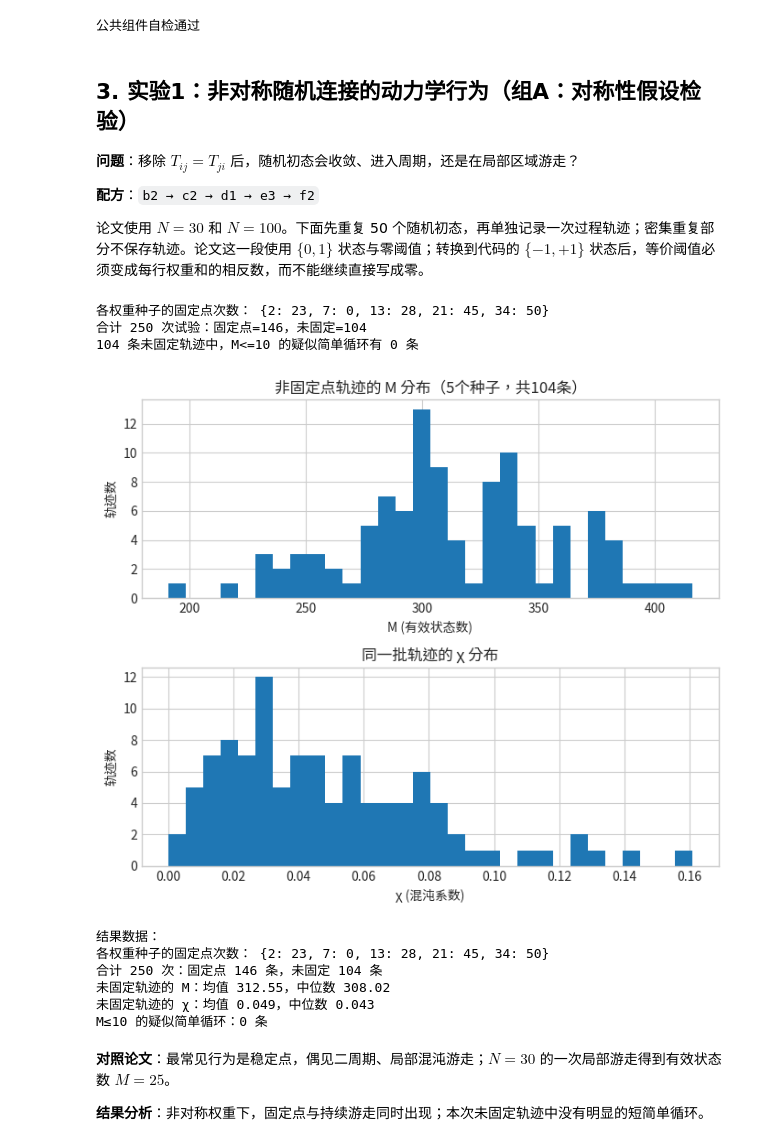
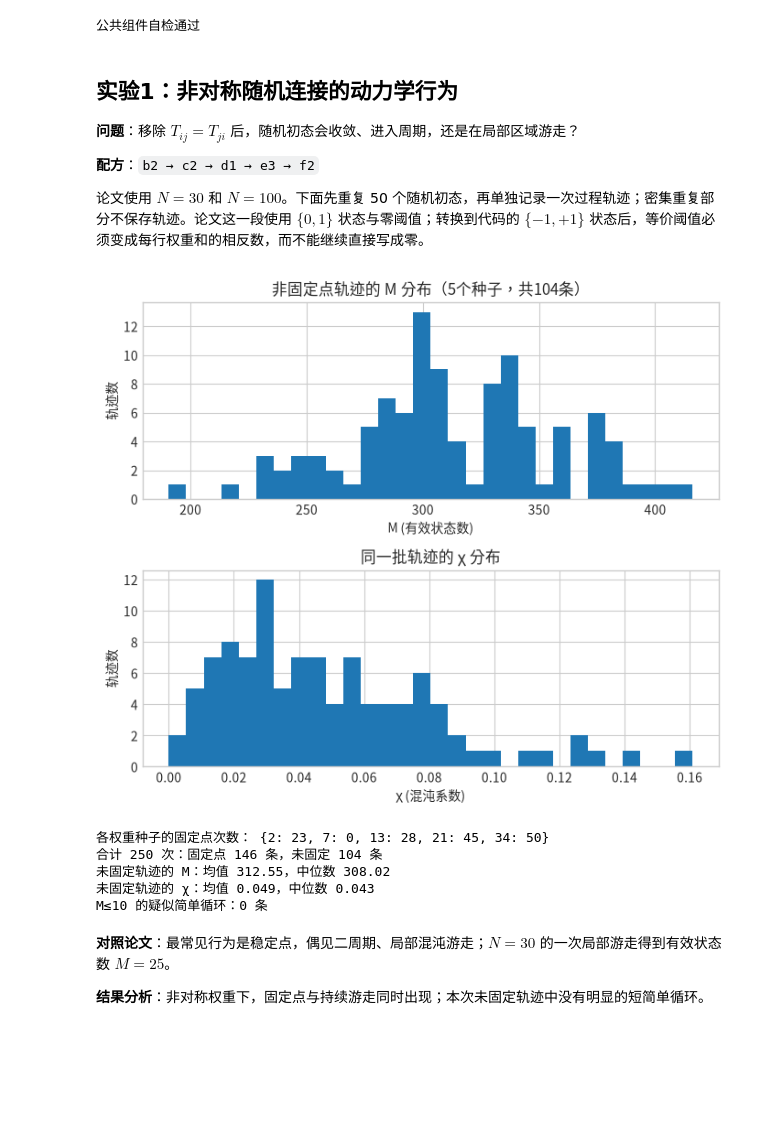
Before and after one commit to Heptazero/nn-labs, a Jupyter notebook: hopfield-1982/hopfield_1982.ipynb, the cells around one changed output. Drawn from its saved outputs; the diff is of its cells as text; code cells hidden in the pictures; blank space fills up the shorter version.

```diff
--- a/hopfield-1982/hopfield_1982.ipynb
+++ b/hopfield-1982/hopfield_1982.ipynb
@@ -888,7 +960,7 @@ print("公共组件自检通过")
 # %% [output]
 公共组件自检通过
 # %% [markdown]
-## 3. 实验1：非对称随机连接的动力学行为（组A：对称性假设检验）
+## 实验1：非对称随机连接的动力学行为
 
 
 **问题**：移除 $T_{ij}=T_{ji}$ 后，随机初态会收敛、进入周期，还是在局部区域游走？
@@ -904,7 +976,7 @@ weight_seeds = [2, 7, 13, 21, 34]
 # 还是简单循环本来就稀有——单种子的计数结论撑不住这个问题，需要多种子汇总。
 
 
-# ========== 1. 多种子权重构造 + 主循环（b2 → c2 → d1）==========
+# 1.运行轨迹----------
 all_statuses = []
 all_non_fixed_histories = []
 per_seed_fixed_count = {}
@@ -938,19 +1010,12 @@ for seed in weight_seeds: # [外层]：5个种子，5 种随机非对称权重
 
     per_seed_fixed_count[seed] = fixed_this_seed
 
-print("各权重种子的固定点次数：", per_seed_fixed_count)
-
-
-# ========== 2. 汇总统计（5个种子共250次试验）==========
+# 2.汇总状态----------
 total_trials = len(all_statuses)
 total_fixed = all_statuses.count("fixed")
-print(
-    f"合计 {total_trials} 次试验：固定点={total_fixed}，未固定={total_trials - total_fixed}"
-)
-# [观测·结果] 跨种子汇总的固定点比例，这一步不受任何阈值影响，是最稳的一个数
+# [观测·结果] 跨种子汇总固定点数量，最终统一显示
 
-
-# ========== 3. 非固定点轨迹的 M / χ 连续分布（不再分桶）==========
+# 3.计算M与χ----------
 M_values = []
 chi_values = []
 for history in all_non_fixed_histories:
@@ -969,50 +1034,42 @@ CYCLE_LIKE_M_THRESHOLD = 10
 # [约束·可执行定义] 只当参考线画出来，不再用它把结果强行分进两个桶——
 # 单一阈值在单一种子上"卡出0个"的问题，根源就是把连续分布硬切成了离散计数
 
 n_below_threshold = sum(1 for m in M_values if m <= CYCLE_LIKE_M_THRESHOLD)
-print(
-    f"{len(M_values)} 条未固定轨迹中，M<={CYCLE_LIKE_M_THRESHOLD} 的疑似简单循环有 {n_below_threshold} 条"
-)
-# [观测·结果] 汇总5个种子后的疑似循环计数，比单种子的"0"更能说明"循环有多稀有"
+# [观测·结果] 汇总多种子后的疑似循环计数，最终统一显示
 
-
-# ========== 4. 画图展示（M/χ 直方图，不是三分类柱状图）==========
+# 4.绘图----------
 fig, axes = plt.subplots(2, 1, figsize=(7, 6))
 
 axes[0].hist(M_values, bins=30)
 axes[0].set_xlabel("M (有效状态数)")
 axes[0].set_ylabel("轨迹数")
 axes[0].set_title(
     f"非固定点轨迹的 M 分布（{len(weight_seeds)}个种子，共{len(M_values)}条）"
 )
 # [展示]
 
 axes[1].hist(chi_values, bins=30)
 axes[1].set_xlabel("χ (混沌系数)")
 axes[1].set_ylabel("轨迹数")
 axes[1].set_title("同一批轨迹的 χ 分布")
 # [展示]
 
 plt.tight_layout()
 plt.show()
 
-print("结果数据：")
+# 5.结果数据----------
 print("各权重种子的固定点次数：", per_seed_fixed_count)
 print(f"合计 {total_trials} 次：固定点 {total_fixed} 条，未固定 {total_trials - total_fixed} 条")
 print(f"未固定轨迹的 M：均值 {np.mean(M_values):.2f}，中位数 {np.median(M_values):.2f}")
 print(f"未固定轨迹的 χ：均值 {np.mean(chi_values):.3f}，中位数 {np.median(chi_values):.3f}")
 print(f"M≤{CYCLE_LIKE_M_THRESHOLD} 的疑似简单循环：{n_below_threshold} 条")
 # %% [output]
+[figure]
 各权重种子的固定点次数： {2: 23, 7: 0, 13: 28, 21: 45, 34: 50}
-合计 250 次试验：固定点=146，未固定=104
-104 条未固定轨迹中，M<=10 的疑似简单循环有 0 条
+合计 250 次：固定点 146 条，未固定 104 条
+未固定轨迹的 M：均值 312.55，中位数 308.02
+未固定轨迹的 χ：均值 0.049，中位数 0.043
+M≤10 的疑似简单循环：0 条
-[figure]
-结果数据：
-各权重种子的固定点次数： {2: 23, 7: 0, 13: 28, 21: 45, 34: 50}
-合计 250 次：固定点 146 条，未固定 104 条
-未固定轨迹的 M：均值 312.55，中位数 308.02
-未固定轨迹的 χ：均值 0.049，中位数 0.043
-M≤10 的疑似简单循环：0 条
 # %% [markdown]
 **对照论文**：最常见行为是稳定点，偶见二周期、局部混沌游走；$N=30$ 的一次局部游走得到有效状态数 $M=25$。
 
```
Also changed, not shown: parts of 29 cells of this notebook, 1 other file.
